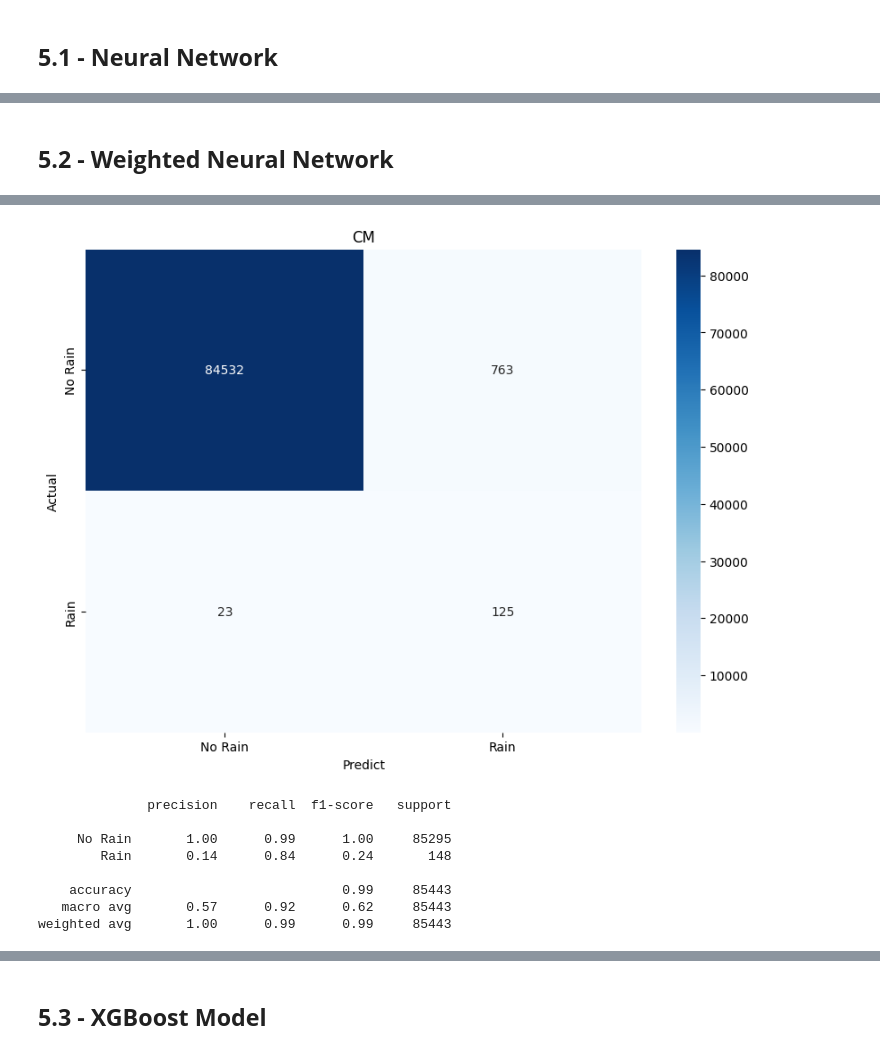
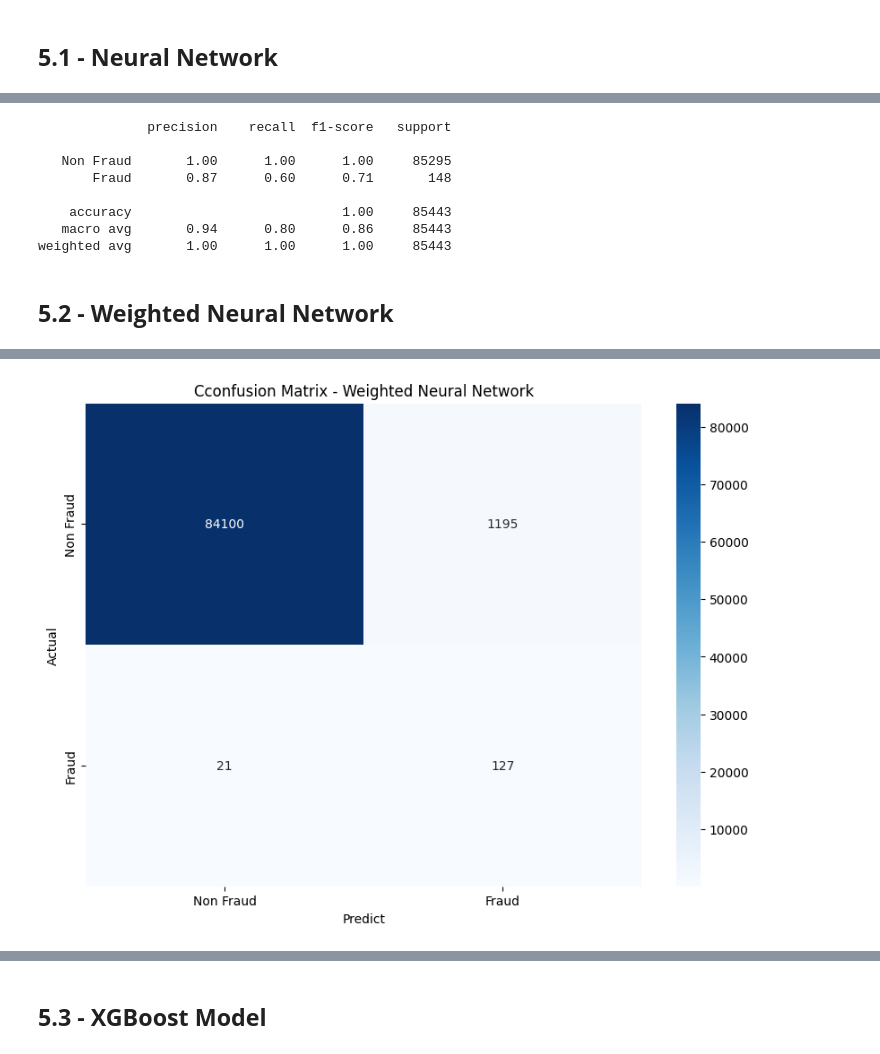
Before and after one commit to kyohmin/CreditCardFraudDetection, a Jupyter notebook: Credit_Card_Fraud.ipynb, the cells around one changed output, grey strips where cells are left out. Cells and saved outputs as stored; diff of their text form; code cells hidden in the pictures.

```diff
--- a/Credit_Card_Fraud.ipynb
+++ b/Credit_Card_Fraud.ipynb
@@ -350,7 +350,5 @@ wdeepNN.add(BatchNormalization())
 wdeepNN.add(Dropout(0.3))
 wdeepNN.add(Dense(1, 'sigmoid'))
 
-opt = tf.keras.optimizers.AdamW(learning_rate=0.001)
-wdeepNN.compile(optimizer=opt, loss='binary_crossentropy', metrics=[tf.keras.metrics.BinaryAccuracy(),tf.keras.metrics.F1Score(threshold=0.5)])
-historyWNN = wdeepNN.fit(train_x,train_y, epochs=300, batch_size=128, class_weight=cw)
+deepNN.summary()
 # %% [output]
@@ -373,0 +377,4 @@ Epoch 300/300
+# %%
+opt = tf.keras.optimizers.AdamW(learning_rate=0.001)
+wdeepNN.compile(optimizer=opt, loss='binary_crossentropy', metrics=[tf.keras.metrics.BinaryAccuracy(),tf.keras.metrics.F1Score(threshold=0.5)])
+historyWNN = wdeepNN.fit(train_x,train_y, epochs=100, batch_size=128, class_weight=cw)
@@ -542,3 +529,15 @@ weighted avg       1.00      1.00      1.00     85443
+# %%
+# Classification Report
+print(classification_report(test_y,predict_y_NN.round(), target_names=['Non Fraud', 'Fraud']))
+# %% [output]
+              precision    recall  f1-score   support
+
+   Non Fraud       1.00      1.00      1.00     85295
+       Fraud       0.87      0.60      0.71       148
+
+    accuracy                           1.00     85443
+   macro avg       0.94      0.80      0.86     85443
+weighted avg       1.00      1.00      1.00     85443
 # %% [markdown]
 ## **5.2 - Weighted Neural Network**
 # %%
@@ -546,12 +545,9 @@ predict_y_WNN = wdeepNN.predict(test_x)
 cm = confusion_matrix(test_y,predict_y_WNN.round())
 
 plt.figure(figsize=(10,7))
-sns.heatmap(cm, annot=True, fmt='d', cmap='Blues', xticklabels=['No Rain', 'Rain'], yticklabels=['No Rain', 'Rain'])
+sns.heatmap(cm, annot=True, fmt='d', cmap='Blues', xticklabels=['Non Fraud', 'Fraud'], yticklabels=['Non Fraud', 'Fraud'])
 plt.xlabel('Predict')
 plt.ylabel('Actual')
-plt.title('CM')
+plt.title('Cconfusion Matrix - Weighted Neural Network')
 plt.show()
-
-# Classification Report
-print(classification_report(test_y,predict_y_WNN.round(), target_names=["No Rain", "Rain"]))
 # %% [output]
@@ -559,9 +555 @@ print(classification_report(test_y,predict_y_WNN.round(), target_names=["No Rain
-[figure, old version]
+[figure, new version]
-              precision    recall  f1-score   support
-
-     No Rain       1.00      0.99      1.00     85295
-        Rain       0.14      0.84      0.24       148
-
-    accuracy                           0.99     85443
-   macro avg       0.57      0.92      0.62     85443
-weighted avg       1.00      0.99      0.99     85443
```
Also changed, not shown: parts of 20 cells of this notebook.
